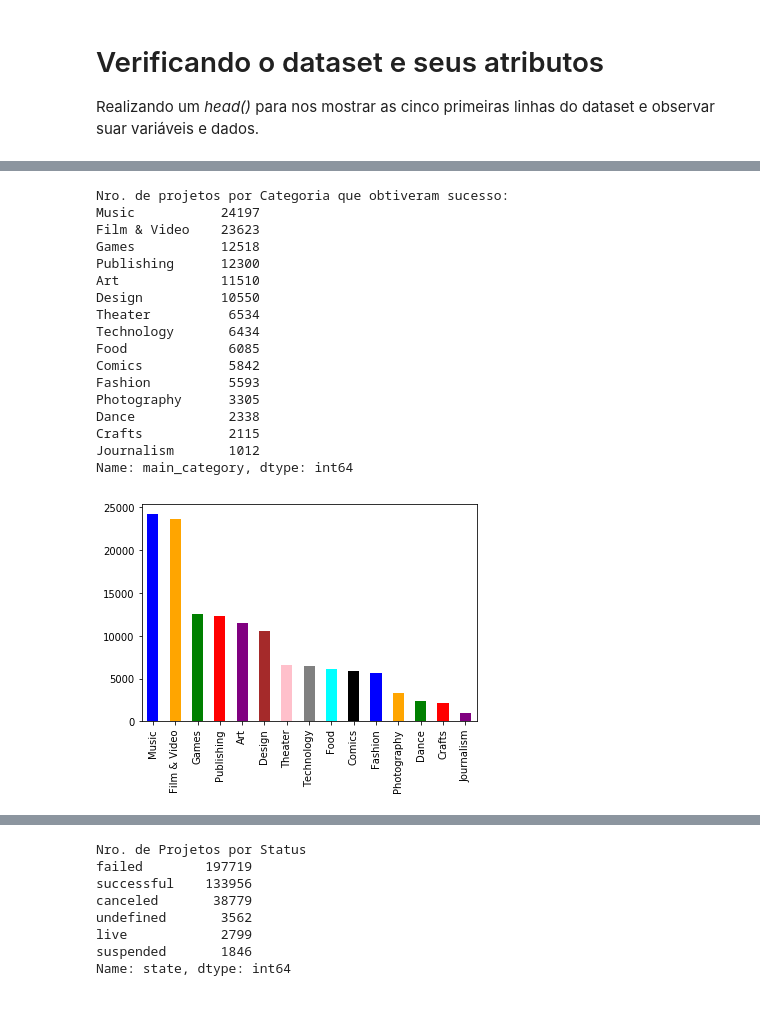
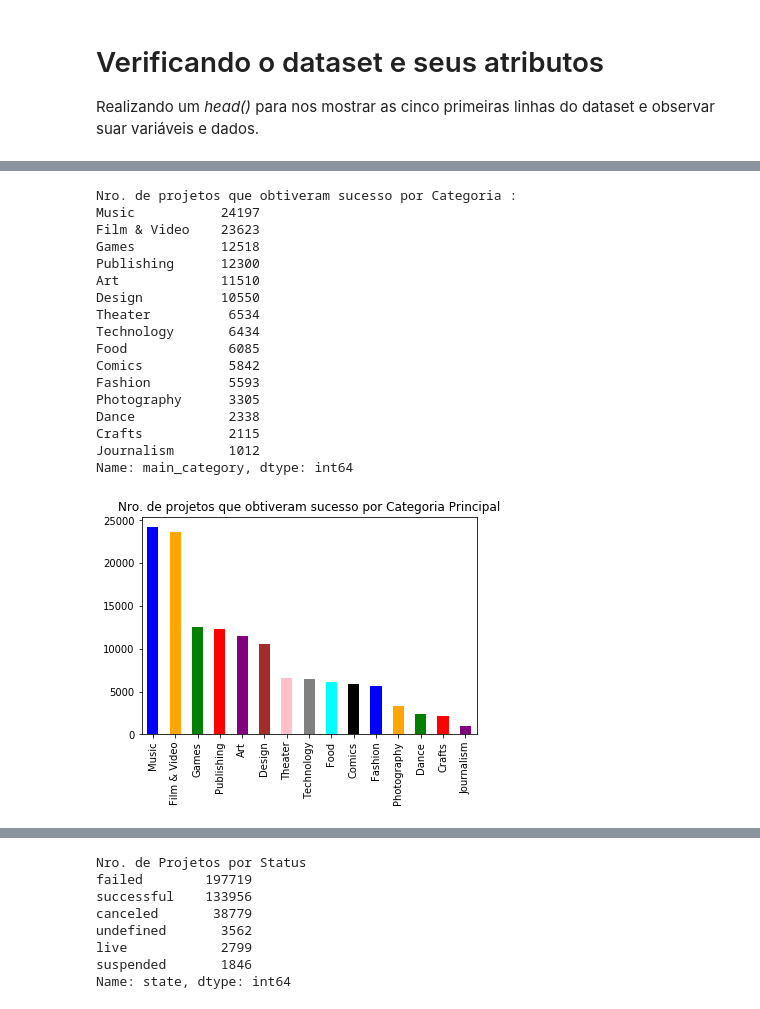
Before and after one commit to victormazevedo/kickstart-random-forest-model, a Jupyter notebook: Kickstarter_Model.ipynb, the cells around one changed output, grey strips where cells are left out. Saved outputs shown, nothing was run; the diff lists cells and outputs as text; code cells hidden in the pictures.

```diff
--- a/Kickstarter_Model.ipynb
+++ b/Kickstarter_Model.ipynb
@@ -184,25 +216,26 @@ Name: main_category, dtype: int64
 # %%
 print("Nro. de projetos que obtiveram sucesso por Categoria : ")
 print(principais_categorias_sucesso)
 
 principais_categorias_sucesso.plot.bar(color = color)
+plt.title("Nro. de projetos que obtiveram sucesso por Categoria Principal")
 plt.show()
 # %% [output]
-Nro. de projetos por Categoria que obtiveram sucesso:
+Nro. de projetos que obtiveram sucesso por Categoria :
 Music           24197
 Film & Video    23623
 Games           12518
 Publishing      12300
 Art             11510
 Design          10550
 Theater          6534
 Technology       6434
 Food             6085
 Comics           5842
 Fashion          5593
 Photography      3305
 Dance            2338
 Crafts           2115
 Journalism       1012
 Name: main_category, dtype: int64
-[figure, old version]
+[figure, new version]
```
Also changed, not shown: parts of 23 cells of this notebook.
